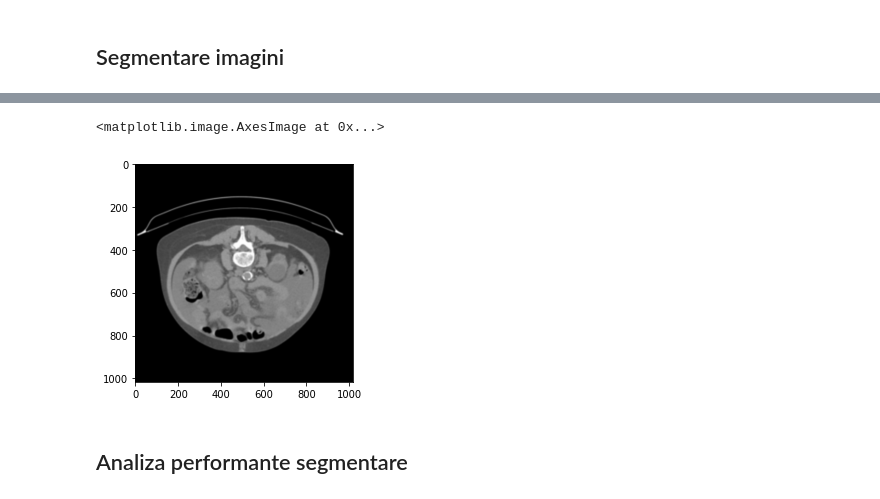
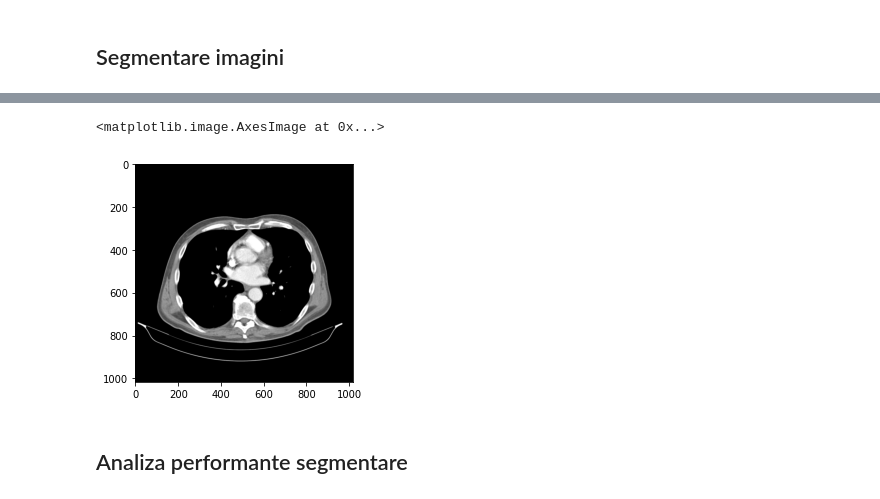
Before and after one commit to StanciulescuAndrei/LicentaUPB, a Jupyter notebook: Evaluation/EvaluateHospitalSegm.ipynb, the cells around one changed output, grey strips where cells are left out. Cells and saved outputs as stored; diff of their text form; code cells hidden in the pictures.

```diff
--- a/Evaluation/EvaluateHospitalSegm.ipynb
+++ b/Evaluation/EvaluateHospitalSegm.ipynb
@@ -29,9 +31,9 @@ transform_image = transforms.Compose(
 # %%
 # device =  torch.device('cuda' if torch.cuda.is_available() else 'cpu')
 device = torch.device('cpu')
-model = ResNeXt101DeepLab()
-checkpoint = torch.load('G:/MachineLearning/models/ResNeXt101/ResNeXt101_checkpoint.pt')
-model.load_state_dict(checkpoint['model_state_dict'])
+model = FusionNetwork()
+# checkpoint = torch.load('G:/MachineLearning/models/ResNet152/ResNet152_checkpoint.pt')
+# model.load_state_dict(checkpoint['model_state_dict'])
 model.eval()
 model.to(device)
 # %% [output]
@@ -109,10 +140,10 @@ for dicom_path in dicom_files:
 # %%
-img = img_stack[70].cpu().numpy()
+img = img_stack[0].cpu().numpy()
 img = np.moveaxis(img, 0, 2)
 plt.imshow(img)
 # %% [output]
 <matplotlib.image.AxesImage at 0x...>
-[figure, old version]
+[figure, new version]
 # %% [markdown]
 ## Analiza performante segmentare
 # %%
```
Also changed, not shown: parts of 4 cells of this notebook, 3 other files.
